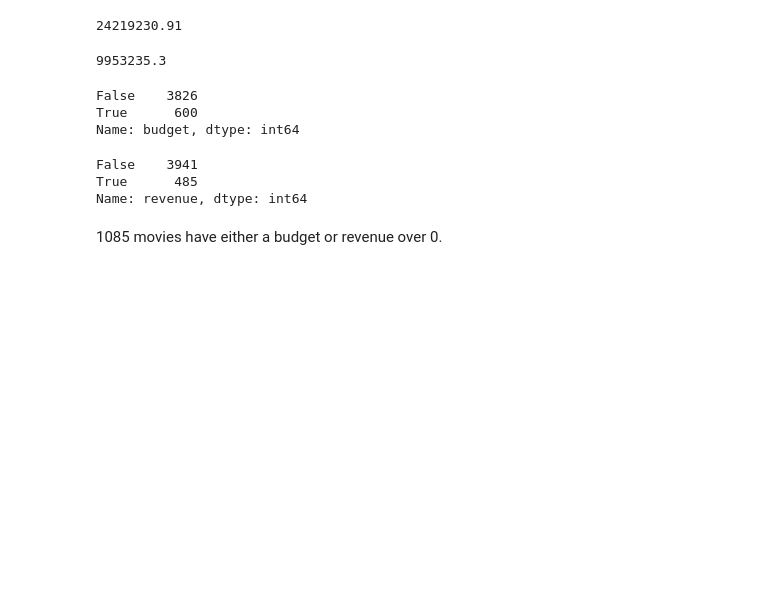
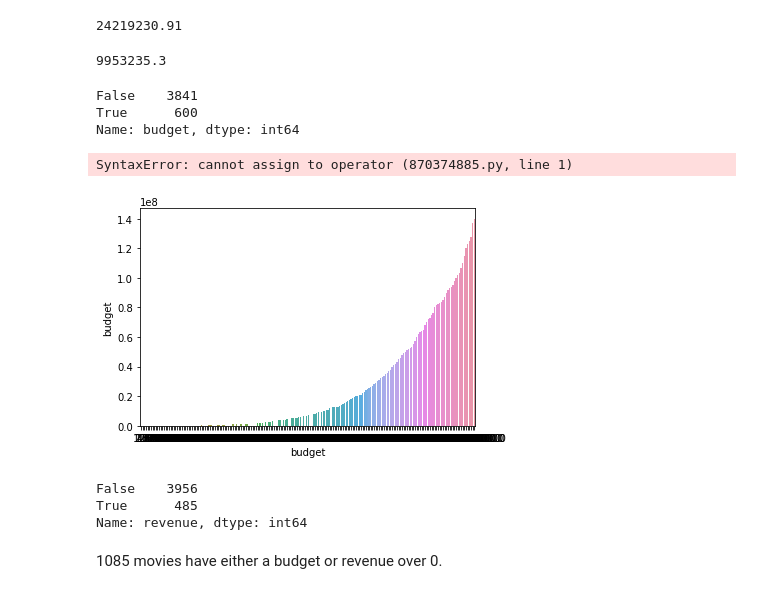
Before and after one commit to fid2445/Project-3-, a Jupyter notebook: Project EDA.ipynb, the cells around one changed output. Drawn from its saved outputs; the diff is of its cells as text; code cells hidden in the pictures; blank space fills up the shorter version.

```diff
--- a/Project EDA.ipynb
+++ b/Project EDA.ipynb
@@ -167,3 +160,6 @@ df.drop_duplicates(inplace=True)
 df.duplicated().sum()
 # %% [output]
 0
+# %%
+df.dropna(subset=['title'], inplace=True)
+df.head()
@@ -235,13 +238,21 @@ budget_filter = df['budget'] > 0
 # %%
 budget_filter.value_counts()
 # %% [output]
-False    3826
+False    3841
 True      600
 Name: budget, dtype: int64
+# %%
+filter = (df['budget']>0) | (df['revenue']>0), plot_df = df[filter]
+# %% [output]
+SyntaxError: cannot assign to operator (870374885.py, line 1)
+# %%
+sns.barplot(data=df['budget'], x=budget_filter, y=revenue_filter);
+# %% [output]
+[figure, added]
 # %%
 revenue_filter.value_counts()
 # %% [output]
-False    3941
+False    3956
 True      485
 Name: revenue, dtype: int64
 # %% [markdown]
```
Also changed, not shown: parts of 6 cells of this notebook, 3 other files.
